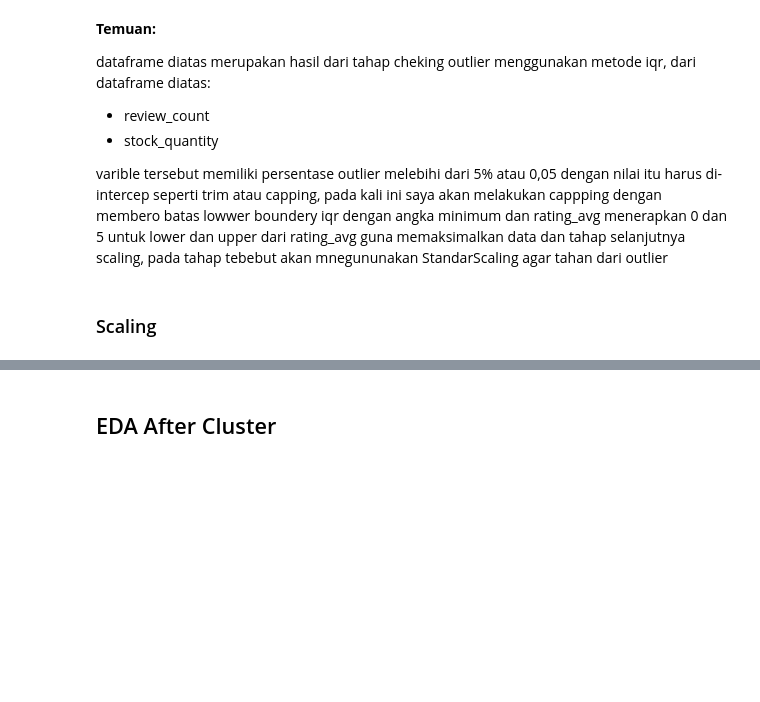
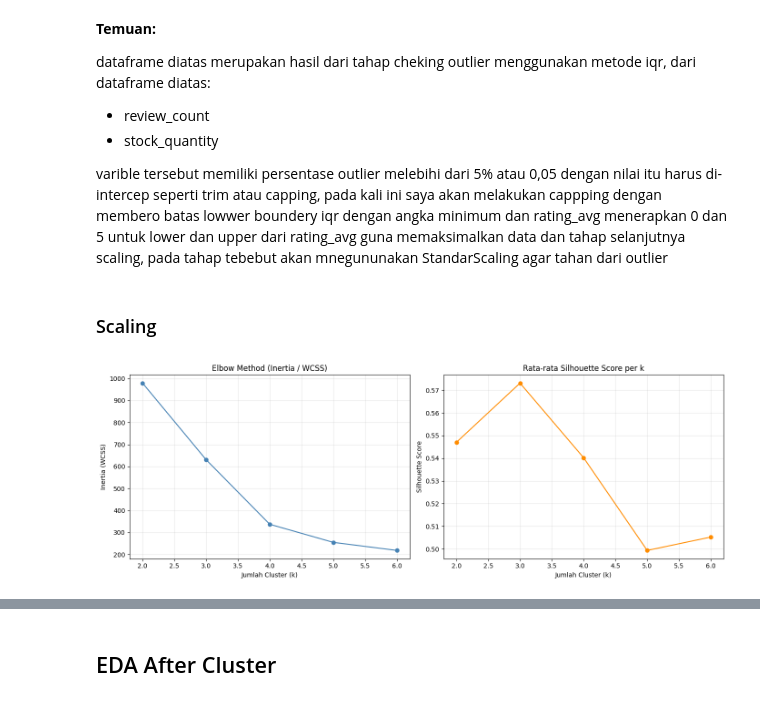
Before and after one commit to HaafizHhamda/ecommerce-stock-health-segmentation, a Jupyter notebook: Notebook.ipynb, the cells around one changed output, grey strips where cells are left out. Cells and saved outputs as stored; diff of their text form; code cells hidden in the pictures; blank space fills up the shorter version.

```diff
--- a/Notebook.ipynb
+++ b/Notebook.ipynb
@@ -435,3 +435,42 @@ varible tersebut memiliki persentase outlier melebihi dari 5% atau 0,05 dengan n
 # %%
 scaler = StandardScaler()
 X_scaled = scaler.fit_transform(X)
+# %%
+from sklearn.metrics import silhouette_samples, silhouette_score
+import matplotlib.cm as cm
+import numpy as np
+import matplotlib.pyplot as plt
+
+k_range = range(2, 7)
+inertia_list = []
+silhouette_avg_list = []
+
+# ------------------------------------------------------------------
+# 1. ELBOW METHOD (Inertia / WCSS)
+# ------------------------------------------------------------------
+for k in k_range:
+    kmeans = KMeans(n_clusters=k, random_state=42, n_init=10)
+    labels = kmeans.fit_predict(X_scaled)
+    inertia_list.append(kmeans.inertia_)
+    silhouette_avg_list.append(silhouette_score(X_scaled, labels))
+
+fig, axes = plt.subplots(1, 2, figsize=(14, 5))
+
+# Elbow plot
+axes[0].plot(list(k_range), inertia_list, marker='o', color='steelblue')
+axes[0].set_title('Elbow Method (Inertia / WCSS)')
+axes[0].set_xlabel('Jumlah Cluster (k)')
+axes[0].set_ylabel('Inertia (WCSS)')
+axes[0].grid(alpha=0.3)
+
+# Silhouette score line plot (trend, bukan cuma print angka)
+axes[1].plot(list(k_range), silhouette_avg_list, marker='o', color='darkorange')
+axes[1].set_title('Rata-rata Silhouette Score per k')
+axes[1].set_xlabel('Jumlah Cluster (k)')
+axes[1].set_ylabel('Silhouette Score')
+axes[1].grid(alpha=0.3)
+
+plt.tight_layout()
+plt.show()
+# %% [output]
+[figure, added]
```
Also changed, not shown: parts of 12 cells of this notebook.
